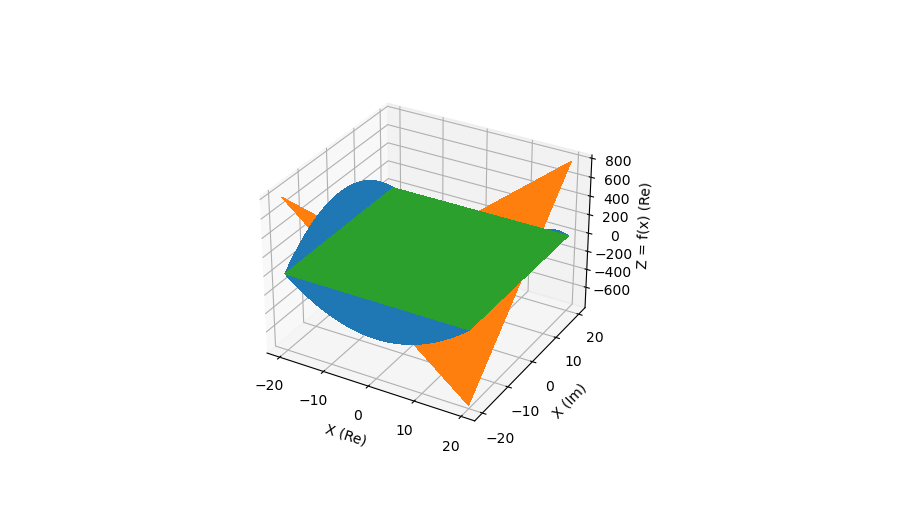
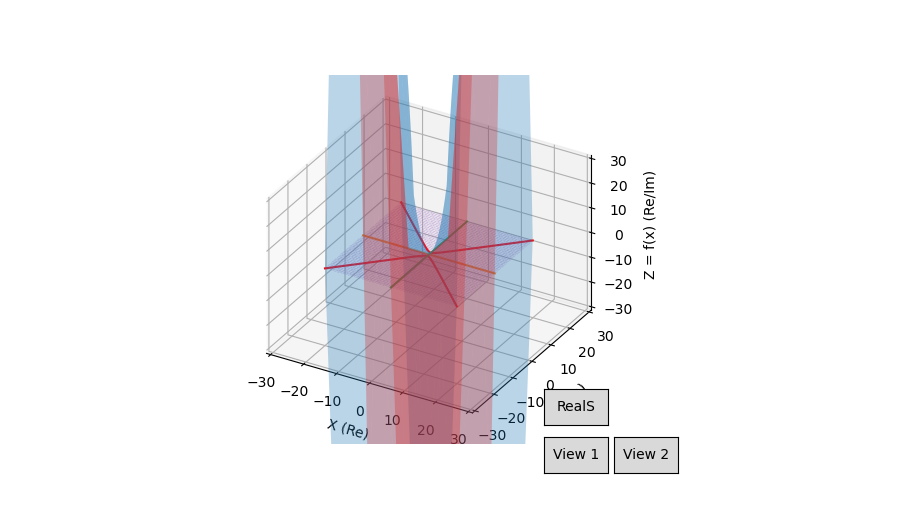
Before and after one commit to emmachirlomez/cs411-generalities-about-complex-numbers, a Jupyter notebook: content/PS2.ipynb, the cells around one changed output. Cells and saved outputs as stored; diff of their text form; code cells hidden in the pictures.

```diff
--- a/content/PS2.ipynb
+++ b/content/PS2.ipynb
@@ -8,64 +8,121 @@ from mpl_toolkits.mplot3d import Axes3D   # Needed to create 3D plots
 import matplotlib
 import matplotlib.pyplot as plt
 from matplotlib import cm
+import math
+from matplotlib.widgets import Button
 
 # Define function
 def fun(x):
     # Note: x is a complex() object, and * and + are defined for complex numbers
     return x*x + 1
 
+def surface_1_curve(x):
+    return np.sqrt(x*x + 1)
+
+def surface_2_curve(x):
+    return -1.0 * np.sqrt(x*x + 1)
+
 # Create 1x1 figure with 3 axes
 fig = plt.figure()
 ax = fig.add_subplot(111, projection='3d')
 
+ax.set_proj_type('ortho')
+
 # Define grid of x and w using a step of 0.05
-X = W = np.arange(-20.0, 20.0, 0.05)
-X, W = np.meshgrid(X,W)
+x = w = np.arange(-20.0, 20.0, 0.05)
+X, W = np.meshgrid(x,w)
 complexVals = X + 1j*W      # Convert X/W grid into complex numbers
 
 # Call the function on the complex numbers and extract the real/imag parts
 Y_Z = fun(complexVals)
 Y = Y_Z.real
 Z = Y_Z.imag
 
 # Create colormap for W
 color_dimension = W
 minn, maxx = color_dimension.min(), color_dimension.max()
 norm = matplotlib.colors.Normalize(minn, maxx)
 m = plt.cm.ScalarMappable(norm=norm, cmap='jet')
 m.set_array([])
 fcolors = m.to_rgba(color_dimension)
 
-# Create surface
-# ax.plot_surface(X, Y, Z, facecolors=fcolors, vmin=minn, vmax=maxx, shade=False,
-#                 linewidth=0, antialiased=False)
 
-# Create surface
-ax.plot_surface(X, W, Y, vmin=minn, vmax=maxx, shade=False,
-                linewidth=0, antialiased=False)
+# Create surface real
+surface_real= ax.plot_surface(X, W, Y, shade=False,
+                linewidth=0, antialiased=True, alpha = 0.3, rstride=200, cstride=200)
 
-# Create surface
-ax.plot_surface(X, W, Z, vmin=minn, vmax=maxx, shade=False,
-                linewidth=0, antialiased=False)
+ax.plot(x, surface_1_curve(x), np.zeros_like(x), color = 'r')
+ax.plot(x, surface_2_curve(x), np.zeros_like(x), color = 'r')
+
+ax.plot(x, np.zeros_like(x), np.zeros_like(x))
+
+ax.plot(np.zeros_like(x), x, np.zeros_like(x))
+
+# Create surface img
+surface_img= ax.plot_surface(X, W, Z, shade=False, linewidth=0, antialiased=True, alpha = 0.3,rstride=200, cstride=200)
 
 # draw X-Y plane
 ax.plot_surface(X, W, np.zeros_like(X), shade=False,
-                linewidth=0, antialiased=False)
+                linewidth=0, antialiased=False, alpha = 0.1)
 
-# Set axis labels
-# ax.set_xlabel('X (Re)')
-# ax.set_ylabel('Y (Re)')
-# ax.set_zlabel('Z = f(x) (Im)')
 
 ax.set_xlabel('X (Re)')
 ax.set_ylabel('X (Im)')
-ax.set_zlabel('Z = f(x) (Re)')
+ax.set_zlabel('Z = f(x) (Re/Im)')
+ax.set_xlim(-30, 30)
+ax.set_ylim(-30, 30)
+ax.set_zlim(-30, 30)
+# ax.view_init(45, 45)
+# ax.dist = 5
 
-# Create colorbar and set title
-# cbr = plt.colorbar(m)
-# cbr.ax.set_title('W')
+class ViewController:
+    azim = -60
+    elev = 30
+
+    def set_view_1(self, event):
+        self.azim = 0
+        self.elev = 30
+        ax.azim = self.azim
+        ax.elev = self.elev
+        ax.dist = 3
+        plt.draw()
+        # self.show_status()
+
+
+    def set_view_2(self, event):
+        self.azim = 90
+        self.elev = 45
+        ax.azim = self.azim
+        ax.elev = self.elev
+        ax.dist = 3
+        plt.draw()
+        # self.show_status()
+
+    def toggleVisSurfaceReal(self, event):
+        if surface_real.get_visible():
+            surface_real.set_visible(False)
+        else:
+            surface_real.set_visible(True)
+
+
+    def show_status(self):
+        print('ax.azim = {}'.format(ax.azim))
+        print('ax.dist = {}'.format(ax.dist))
+        print('ax.elev = {}'.format(ax.elev))
+callback = ViewController()
+btn_ax = fig.add_axes([0.7, 0.05, 0.1, 0.075])
+btn = Button(btn_ax, "View 1")
+btn.on_clicked(callback.set_view_1)
+
+btn_ax_2 = fig.add_axes([0.81, 0.05, 0.1, 0.075])
+btn_2 = Button(btn_ax_2, "View 2")
+btn_2.on_clicked(callback.set_view_2)
+
+btn_ax_3 = fig.add_axes([0.7, 0.15, 0.1, 0.075])
+btn_3 = Button(btn_ax_3, "RealS")
+btn_3.on_clicked(callback.toggleVisSurfaceReal)
 
 # Show plot with colorbar
 plt.show()
 # %% [output]
-[figure, old version]
+[figure, new version]
```
